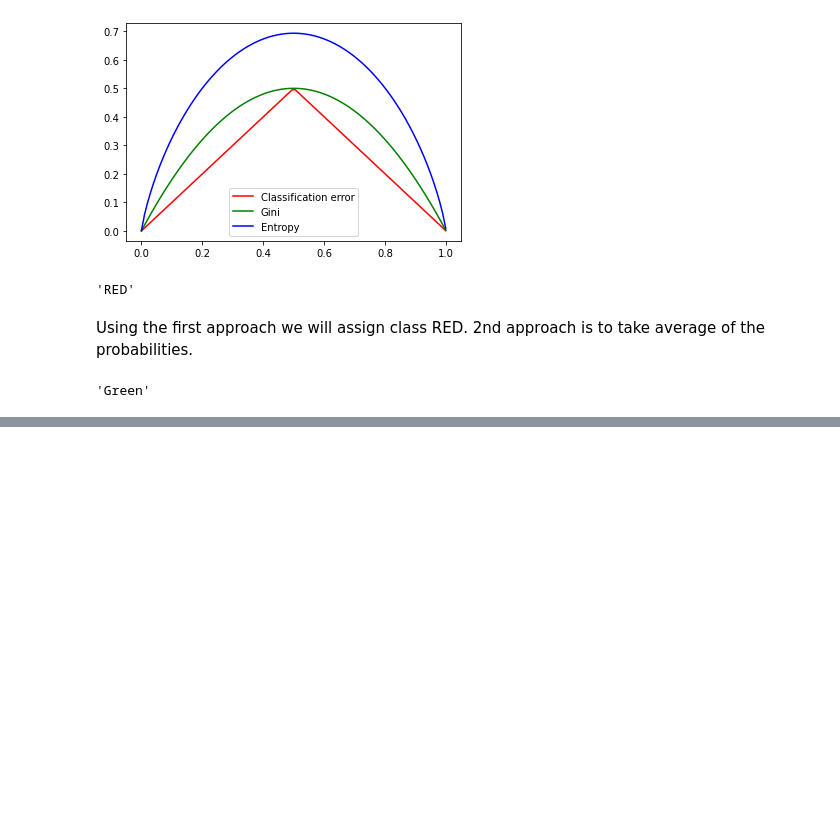
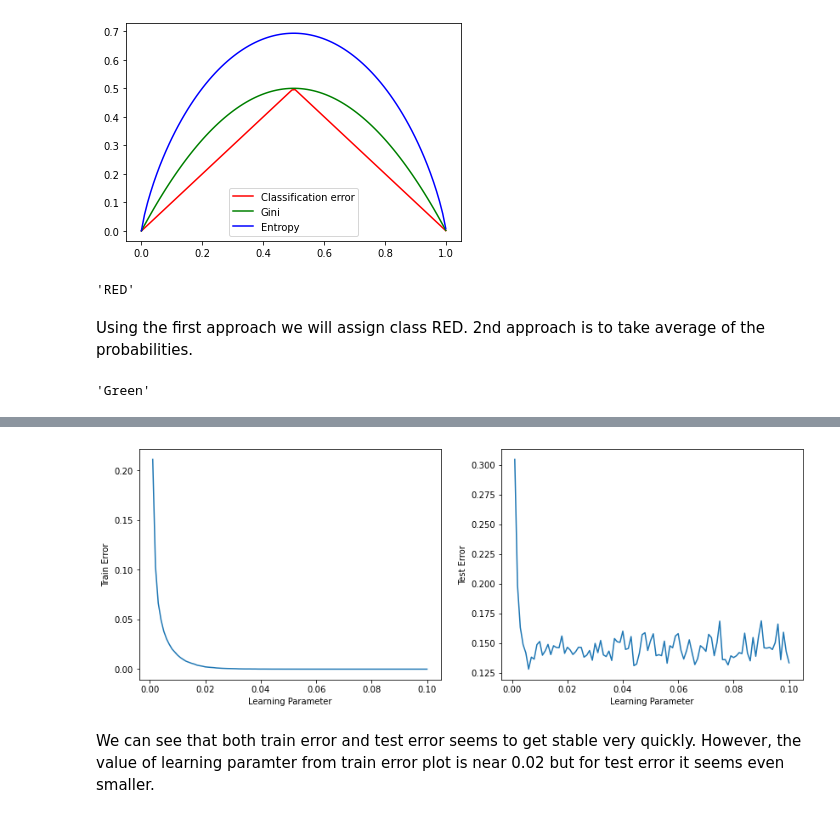
Before and after one commit to atystats/ISLR_Notes_codes, a Jupyter notebook: Chapter 8.ipynb, the cells around one changed output, grey strips where cells are left out. Cells and saved outputs as stored; diff of their text form; code cells hidden in the pictures; blank space fills up the shorter version.

```diff
--- a/Chapter 8.ipynb
+++ b/Chapter 8.ipynb
@@ -478,0 +559,28 @@ Using the first approach we will assign class Green.
+# %%
+X = Hitters.drop("Salary", axis = 1)
+y = Hitters["Salary"]
+
+X_train, X_test, y_train, y_test = train_test_split(X, y, train_size = 200, random_state = 0)
+
+train_error = list()
+test_error = list()
+learning_param = np.linspace(0.001, 0.1, 100)
+for i in range(100):
+    Boost_reg = GradientBoostingRegressor(n_estimators = 1000,
+                                          learning_rate = learning_param[i]).fit(X_train, y_train)
+    train_error.append(mean_squared_error(y_train, Boost_reg.predict(X_train)))
+    test_error.append(mean_squared_error(y_test, Boost_reg.predict(X_test)))
+# %%
+fig = plt.figure(figsize = (14,5))
+ax1 = fig.add_subplot(1,2,1)
+ax1.plot(learning_param, train_error)
+ax1.set_xlabel("Learning Parameter"); ax1.set_ylabel("Train Error")
+
+ax2 = fig.add_subplot(1,2,2)
+ax2.plot(learning_param, test_error)
+ax2.set_xlabel("Learning Parameter"); ax2.set_ylabel("Test Error")
+plt.show()
+# %% [output]
+[figure, added]
+# %% [markdown]
+We can see that both train error and test error seems to get stable very quickly. However, the value of learning paramter from train error plot is near 0.02 but for test error it seems even smaller.
```
Also changed, not shown: parts of 11 cells of this notebook.
